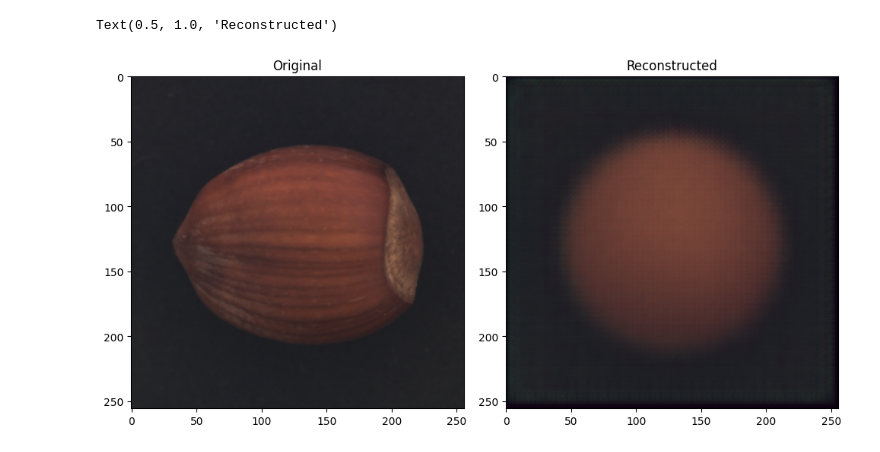
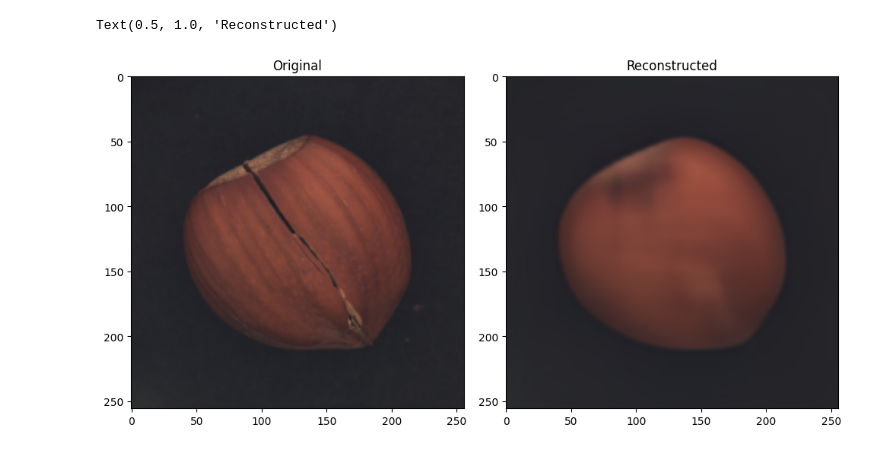
Before and after one commit to es-ude/anomaly-detection-demo, a Jupyter notebook: notebooks/anomaly_detection.ipynb, the cells around one changed output. Saved outputs shown, nothing was run; the diff lists cells and outputs as text; code cells hidden in the pictures.

```diff
--- a/notebooks/anomaly_detection.ipynb
+++ b/notebooks/anomaly_detection.ipynb
@@ -17,13 +26,16 @@ SAVED_MODEL = Path("..") / os.environ["SAVED_MODEL"]
 # %%
+def binary_labels(label: int) -> int:
+    return 0 if label == 0 else 1
+
 create_ds = partial(
         MVTecAD,
         dataset_dir=Path(os.environ["AD_DATASET_DIR"]),
         object=os.environ["AD_OBJECT"],
-        anomalies=["good"],
         sample_transform=ImagePreprocessing(
             target_img_width=int(os.environ["IMAGE_WIDTH"]),
             target_img_height=int(os.environ["IMAGE_HEIGHT"]),
         ),
+        target_transform=binary_labels,
     )
 ds_train, ds_test = create_ds(training_set=True), create_ds(training_set=False)
 # %%
@@ -49,15 +61,15 @@ Autoencoder(
   )
 )
 # %%
-img_original, _ = cast(torch.Tensor, ds_train[2])
+img_original, _ = cast(torch.Tensor, ds_test[50])
 with torch.no_grad():
     img_reconstr = cast(torch.Tensor, model(img_original.unsqueeze(dim=0))).squeeze()
 
 fig, axs = plt.subplots(nrows=1, ncols=2, figsize=(10, 5), tight_layout=True)
 axs[0].imshow(img_original.movedim(0, -1))
 axs[0].set_title("Original")
 axs[1].imshow(img_reconstr.movedim(0, -1))
 axs[1].set_title("Reconstructed")
 # %% [output]
 Text(0.5, 1.0, 'Reconstructed')
-[figure, old version]
+[figure, new version]
```
Also changed, not shown: parts of 9 cells of this notebook.
